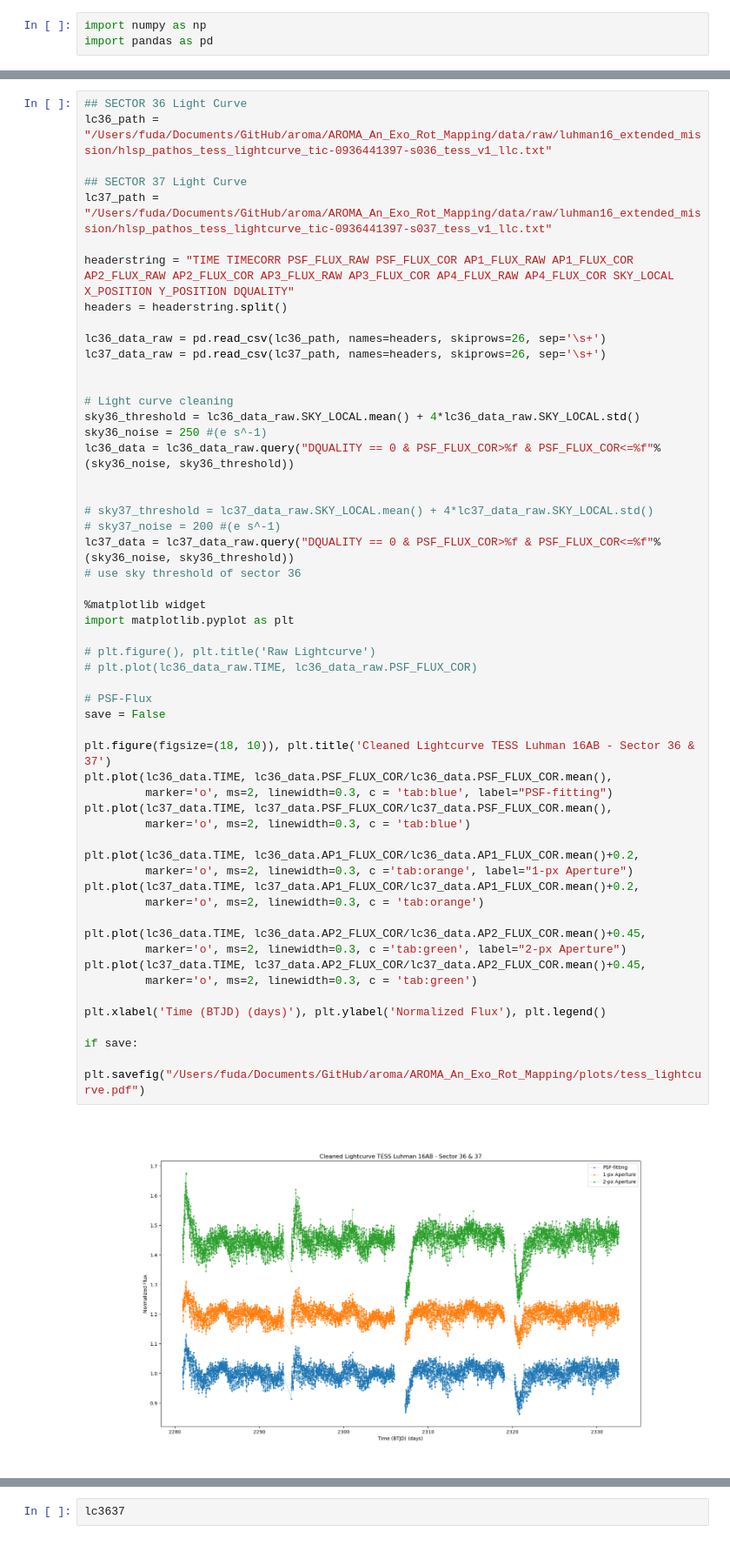
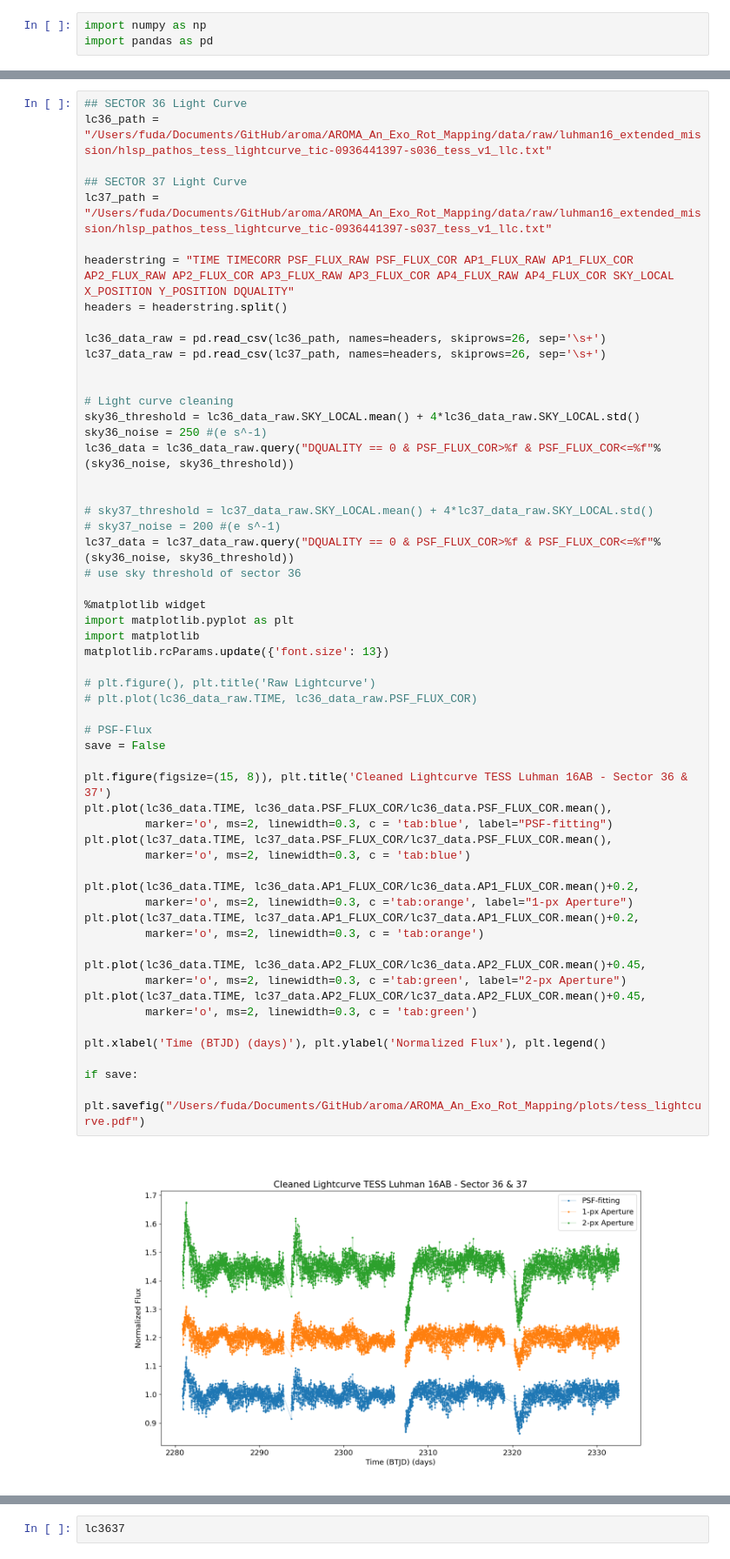
Before and after one commit to fudanguyen/aroma, a Jupyter notebook: AROMA_An_Exo_Rot_Mapping/notebooks/data_cleaning.ipynb, the cells around one changed output, grey strips where cells are left out. Shown: that part at 87% size. Drawn from its saved outputs; the diff is of its cells as text.

```diff
--- a/AROMA_An_Exo_Rot_Mapping/notebooks/data_cleaning.ipynb
+++ b/AROMA_An_Exo_Rot_Mapping/notebooks/data_cleaning.ipynb
@@ -51,35 +51,37 @@ lc37_data = lc37_data_raw.query("DQUALITY == 0 & PSF_FLUX_COR>%f & PSF_FLUX_COR<
 
 %matplotlib widget
 import matplotlib.pyplot as plt
+import matplotlib
+matplotlib.rcParams.update({'font.size': 13})
 
 # plt.figure(), plt.title('Raw Lightcurve')
 # plt.plot(lc36_data_raw.TIME, lc36_data_raw.PSF_FLUX_COR)
 
 # PSF-Flux
 save = False
 
-plt.figure(figsize=(18, 10)), plt.title('Cleaned Lightcurve TESS Luhman 16AB - Sector 36 & 37')
+plt.figure(figsize=(15, 8)), plt.title('Cleaned Lightcurve TESS Luhman 16AB - Sector 36 & 37')
 plt.plot(lc36_data.TIME, lc36_data.PSF_FLUX_COR/lc36_data.PSF_FLUX_COR.mean(),
          marker='o', ms=2, linewidth=0.3, c = 'tab:blue', label="PSF-fitting")
 plt.plot(lc37_data.TIME, lc37_data.PSF_FLUX_COR/lc37_data.PSF_FLUX_COR.mean(),
          marker='o', ms=2, linewidth=0.3, c = 'tab:blue')
 
 plt.plot(lc36_data.TIME, lc36_data.AP1_FLUX_COR/lc36_data.AP1_FLUX_COR.mean()+0.2,
          marker='o', ms=2, linewidth=0.3, c ='tab:orange', label="1-px Aperture")
 plt.plot(lc37_data.TIME, lc37_data.AP1_FLUX_COR/lc37_data.AP1_FLUX_COR.mean()+0.2,
          marker='o', ms=2, linewidth=0.3, c = 'tab:orange')
 
 plt.plot(lc36_data.TIME, lc36_data.AP2_FLUX_COR/lc36_data.AP2_FLUX_COR.mean()+0.45,
          marker='o', ms=2, linewidth=0.3, c ='tab:green', label="2-px Aperture")
 plt.plot(lc37_data.TIME, lc37_data.AP2_FLUX_COR/lc37_data.AP2_FLUX_COR.mean()+0.45,
          marker='o', ms=2, linewidth=0.3, c = 'tab:green')
 
 plt.xlabel('Time (BTJD) (days)'), plt.ylabel('Normalized Flux'), plt.legend()
 
 if save:
     plt.savefig("/Users/fuda/Documents/GitHub/aroma/AROMA_An_Exo_Rot_Mapping/plots/tess_lightcurve.pdf")
 # %% [output]
-[figure, old version]
+[figure, new version]
 # %%
 # Data write out
 import warnings
```
Also changed, not shown: parts of 4 cells of this notebook, 2 other files.
